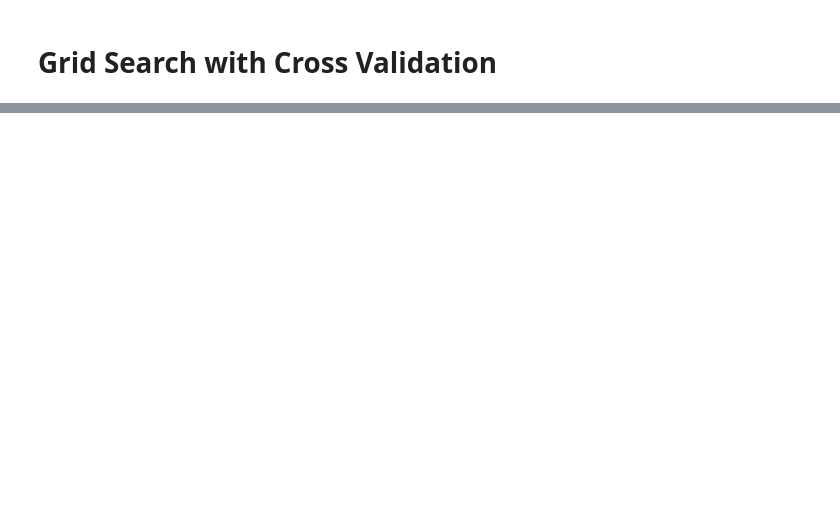
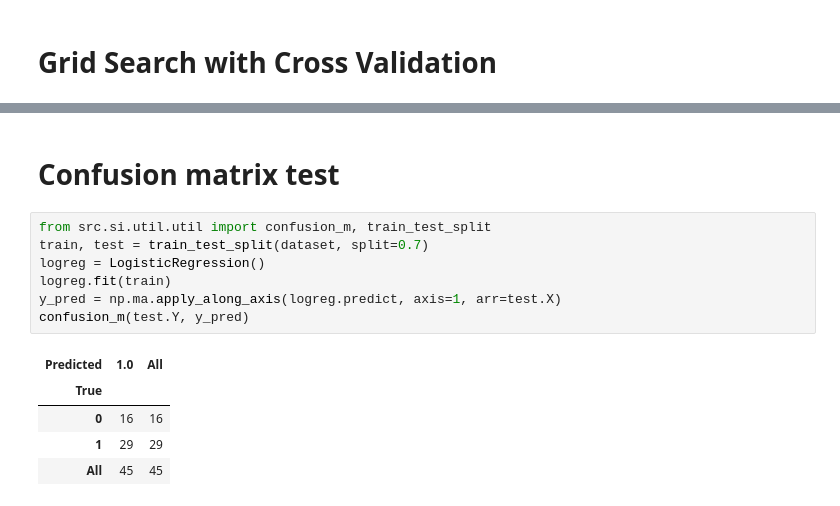
Before and after one commit to pg42866/SIB, a Jupyter notebook: scripts/eval2.ipynb, the cells around one changed output, grey strips where cells are left out. Cells and saved outputs as stored; diff of their text form; blank space fills up the shorter version.

Commit message:
Confusion_M

```diff
--- a/scripts/eval2.ipynb
+++ b/scripts/eval2.ipynb
@@ -215,0 +219,15 @@ df.sort_values(by=['CV_1 train','CV_1 test'])
+# %% [markdown]
+# Confusion matrix test
+# %%
+from src.si.util.util import confusion_m, train_test_split
+train, test = train_test_split(dataset, split=0.7)
+logreg = LogisticRegression()
+logreg.fit(train)
+y_pred = np.ma.apply_along_axis(logreg.predict, axis=1, arr=test.X)
+confusion_m(test.Y, y_pred)
+# %% [output]
+| Predicted | 1.0 | All |
+| True |  |  |
+| 0 | 16 | 16 |
+| 1 | 29 | 29 |
+| All | 45 | 45 |
```
Also changed, not shown: parts of 4 cells of this notebook, 2 other files.
